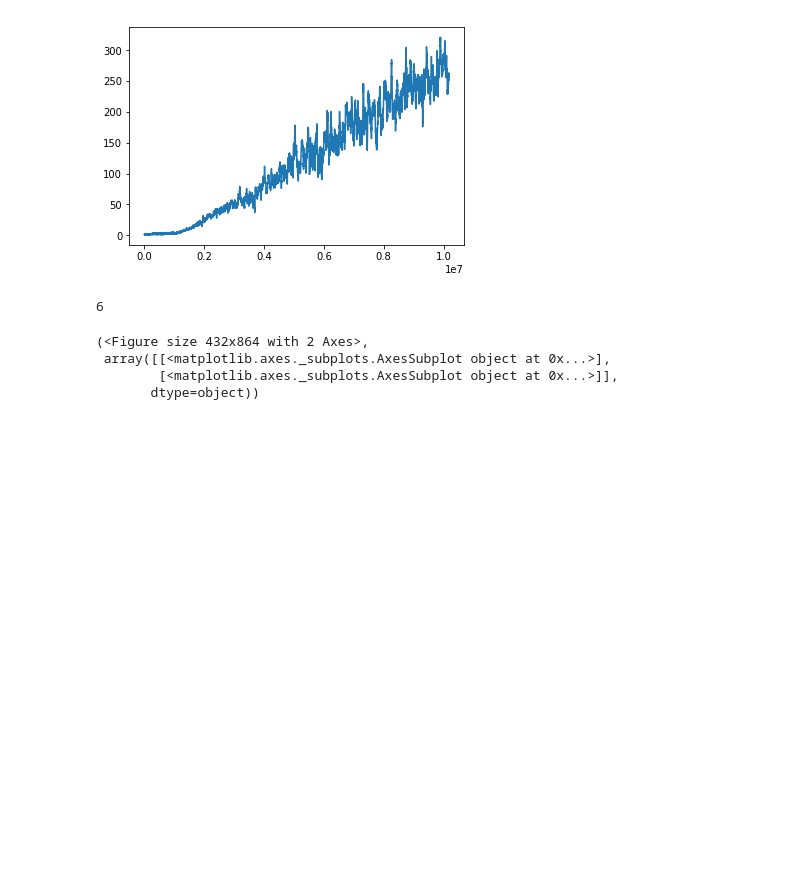
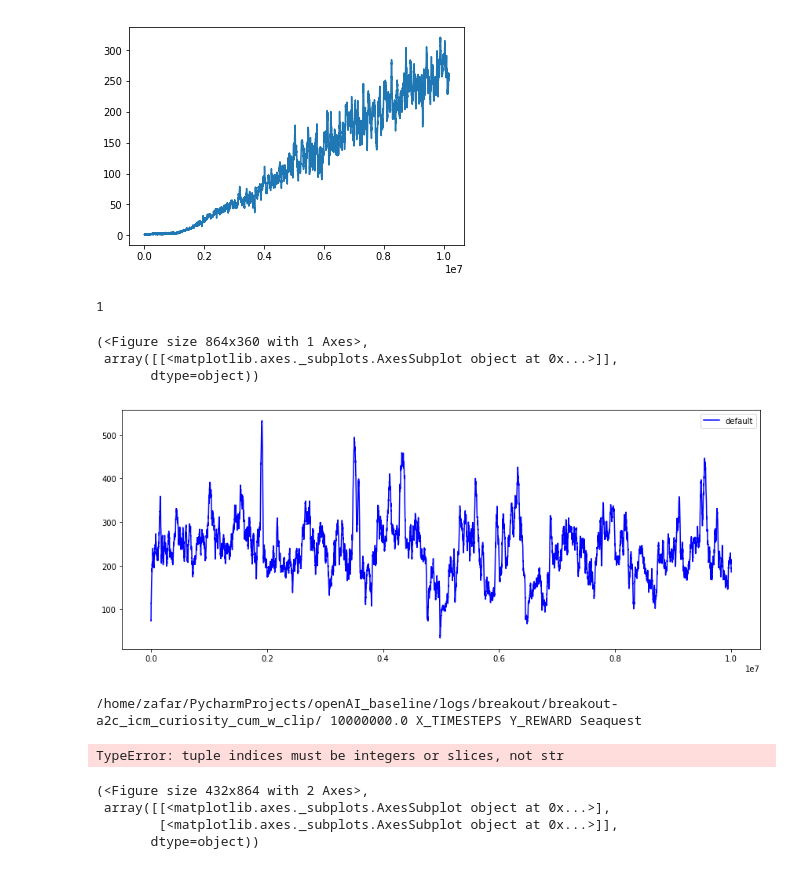
Before and after one commit to zfar-/baselines, a Jupyter notebook: Untitled.ipynb, the cells around one changed output. Cells and saved outputs as stored; diff of their text form; code cells hidden in the pictures; blank space fills up the shorter version.

```diff
--- a/Untitled.ipynb
+++ b/Untitled.ipynb
@@ -63,6 +63,13 @@ plt.plot(np.cumsum(r.monitor.l), pu.smooth(r.monitor.r, radius=10))
 [<matplotlib.lines.Line2D at 0x...>]
 [figure]
 # %%
-results2 = pu.load_results('/home/zafar/PycharmProjects/openAI_baseline/logs/breakout/') ; print(len(results2))
+results2 = pu.load_results('/home/zafar/PycharmProjects/openAI_baseline/logs/seaquest/') ; print(len(results2))
 # %% [output]
-6
+1
+# %%
+pu.plot_results(results2, split_fn=lambda _: '', shaded_std=False,figsize=(12,5))
+# %% [output]
+(<Figure size 864x360 with 1 Axes>,
+ array([[<matplotlib.axes._subplots.AxesSubplot object at 0x...>]],
+       dtype=object))
+[figure, added]
@@ -68,0 +154,24 @@ results2 = pu.load_results('/home/zafar/PycharmProjects/openAI_baseline/logs/bre
+# %%
+
+import argparse
+import os
+# parser = argparse.ArgumentParser(formatter_class=argparse.ArgumentDefaultsHelpFormatter)
+# parser.add_argument('--dirs', help='List of log directories', nargs = '*', default=['/home/zafar/PycharmProjects/openAI_baseline/logs'])
+# parser.add_argument('--num_timesteps', type=int, default=int(10e6))
+# parser.add_argument('--xaxis', help = 'Varible on X-axis', default = X_TIMESTEPS)
+# parser.add_argument('--yaxis', help = 'Varible on Y-axis', default = Y_REWARD)
+# parser.add_argument('--task_name', help = 'Title of plot', default = 'Seaquest')
+# args = parser.parse_args()
+# print(args)
+args_dirs = "/home/zafar/PycharmProjects/openAI_baseline/logs/breakout/breakout-a2c_icm_curiosity_cum_w_clip/"
+args_num_timesteps=10e6
+args_xaxis='X_TIMESTEPS'
+args_yaxis='Y_REWARD'
+args_task_name="Seaquest"
+argsdirs = [os.path.abspath("dir") for dir in args_dirs]
+print(args_dirs, args_num_timesteps, args_xaxis, args_yaxis, args_task_name)
+plot_results(args_dirs, args_num_timesteps, args_xaxis, args_yaxis, args_task_name)
+plt.show()
+# %% [output]
+/home/zafar/PycharmProjects/openAI_baseline/logs/breakout/breakout-a2c_icm_curiosity_cum_w_clip/ 10000000.0 X_TIMESTEPS Y_REWARD Seaquest
+TypeError: tuple indices must be integers or slices, not str
```
Also changed, not shown: parts of 4 cells of this notebook, 3 other files.
